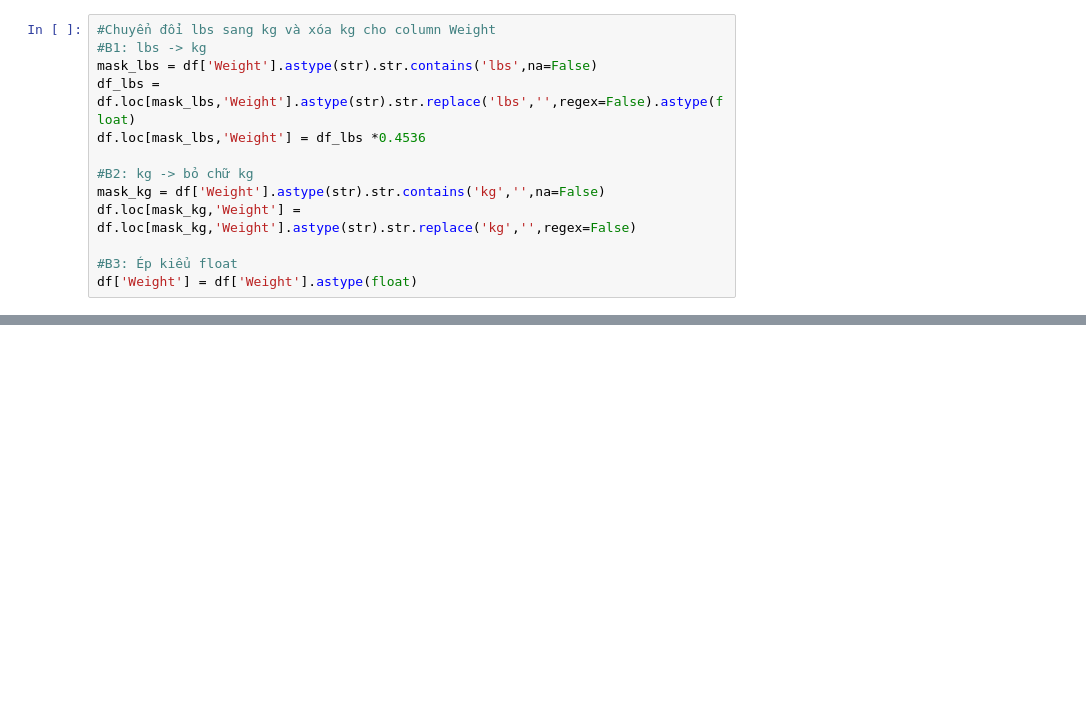
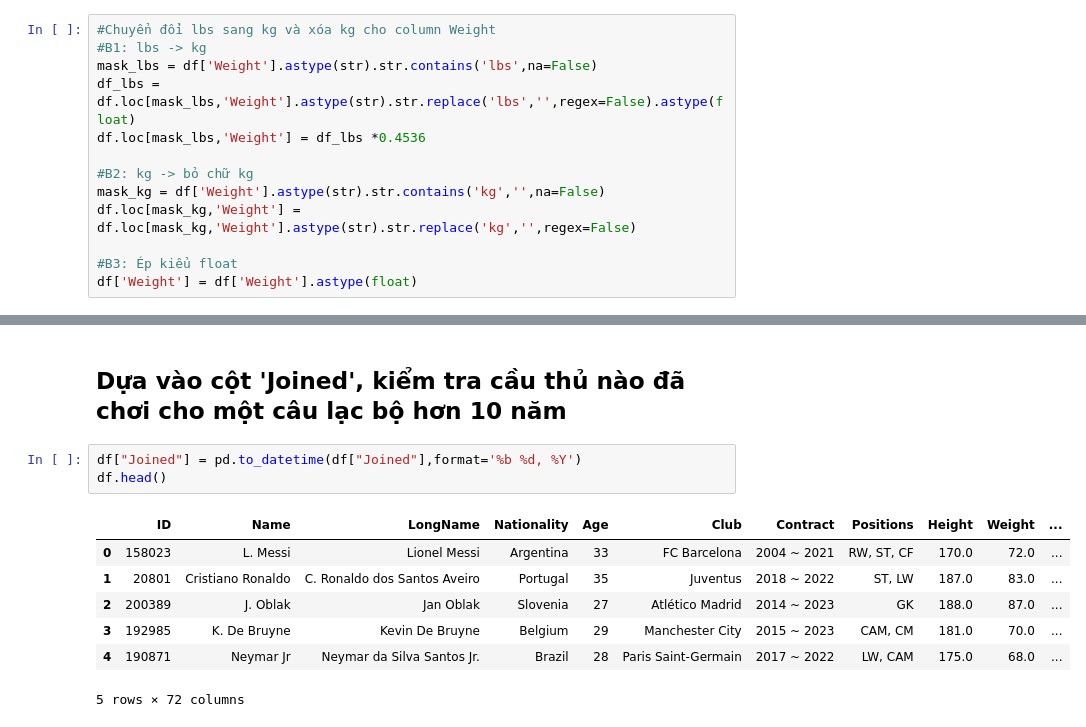
Before and after one commit to NhatNamPhan/Numpy-and-Pandas-Practice, a Jupyter notebook: day10.ipynb, the cells around one changed output, grey strips where cells are left out. Saved outputs shown, nothing was run; the diff lists cells and outputs as text; blank space fills up the shorter version.

```diff
--- a/day10.ipynb
+++ b/day10.ipynb
@@ -147,0 +131,13 @@ df[mask_feet]
+# %% [markdown]
+## Dựa vào cột 'Joined', kiểm tra cầu thủ nào đã chơi cho một câu lạc bộ hơn 10 năm
+# %%
+df["Joined"] = pd.to_datetime(df["Joined"],format='%b %d, %Y')
+df.head()
+# %% [output]
+|  | ID | Name | LongName | Nationality | Age | Club | Contract | Positions | Height | Weight | ... |
+| 0 | 158023 | L. Messi | Lionel Messi | Argentina | 33 | FC Barcelona | 2004 ~ 2021 | RW, ST, CF | 170.0 | 72.0 | ... |
+| 1 | 20801 | Cristiano Ronaldo | C. Ronaldo dos Santos Aveiro | Portugal | 35 | Juventus | 2018 ~ 2022 | ST, LW | 187.0 | 83.0 | ... |
+| 2 | 200389 | J. Oblak | Jan Oblak | Slovenia | 27 | Atlético Madrid | 2014 ~ 2023 | GK | 188.0 | 87.0 | ... |
+| 3 | 192985 | K. De Bruyne | Kevin De Bruyne | Belgium | 29 | Manchester City | 2015 ~ 2023 | CAM, CM | 181.0 | 70.0 | ... |
+| 4 | 190871 | Neymar Jr | Neymar da Silva Santos Jr. | Brazil | 28 | Paris Saint-Germain | 2017 ~ 2022 | LW, CAM | 175.0 | 68.0 | ... |
+5 rows × 72 columns
```
Also changed, not shown: parts of 17 cells of this notebook.
